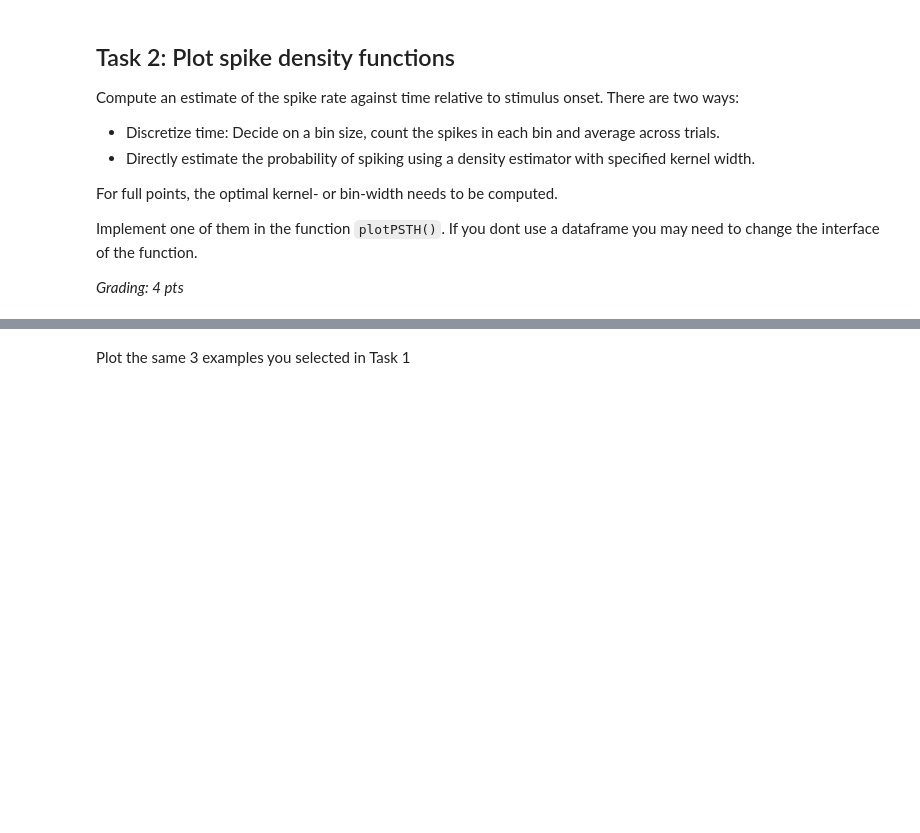
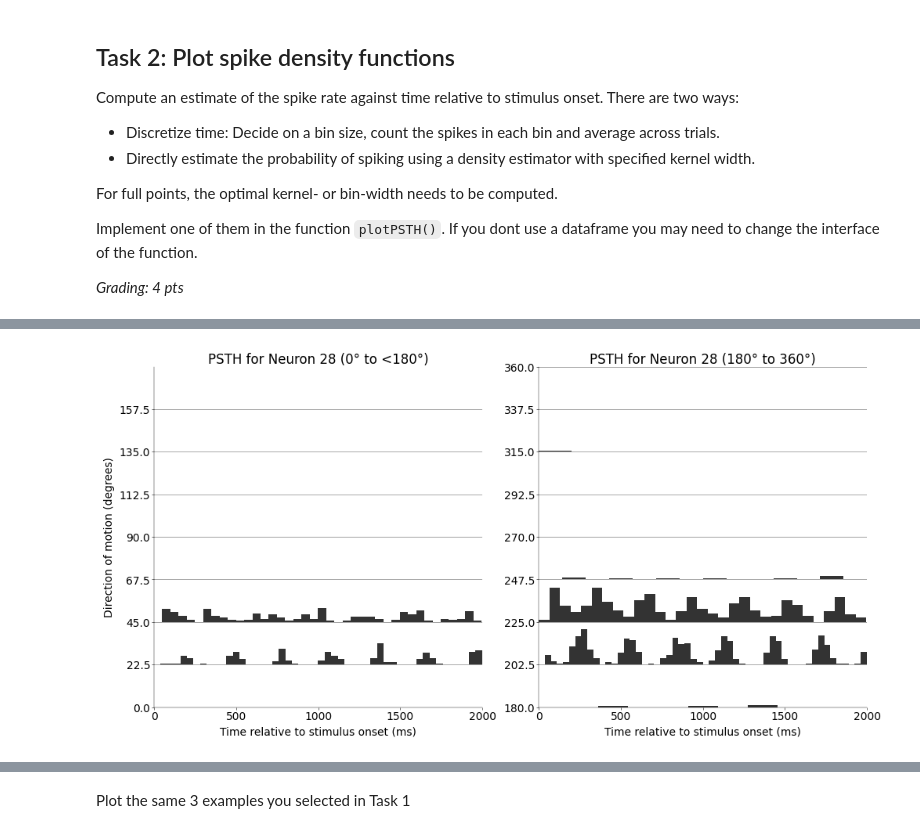
Before and after one commit to toniklenk/NeuralDataScience, a Jupyter notebook: notebooks/CodingLab4.ipynb, the cells around one changed output, grey strips where cells are left out. Saved outputs shown, nothing was run; the diff lists cells and outputs as text; code cells hidden in the pictures; blank space fills up the shorter version.

```diff
--- a/notebooks/CodingLab4.ipynb
+++ b/notebooks/CodingLab4.ipynb
@@ -229,7 +224,17 @@ bin_size = 200
 # %%
+# Filter spikes for the given neuron
+# define bin size in [ms]
+neuron, bin_size = 28, 200
+neuron_spikes = spikes[spikes["Neuron"] == neuron]
+
+
 # count number of spikes in each bin
-# Create bins from -500 to 2000 ms with the specified bin size
 bin_edges = np.arange(0, 2001, bin_size)
 N = bin_edges.size - 1
+
 # Count spikes in each bin
 ki, _ = np.histogram(neuron_spikes["relTime"], bins=bin_edges)
+k_, v, n = ki.mean(), ki.var(), neuron_spikes.Trial.unique().size
+
+Cn = (2 * k_ - v) / (n * bin_size / 1000) ** 2
+Cn
@@ -236,5 +242,0 @@ ki, _ = np.histogram(neuron_spikes["relTime"], bins=bin_edges)
-# %%
-k_ = ki.mean()
-v = ki.var()
-n = neuron_spikes.Trial.unique().size
-k_, v, n
@@ -309,0 +276,74 @@ def plotPSTH(spikes: pd.DataFrame, neuron: int):
+# %%
+fig, (ax_left, ax_right) = plt.subplots(1, 2, figsize=(10, 5))
+
+
+# calculate maximum value ki will take on
+scaling = 1
+for name, group in neuron_spikes.groupby(["Dir"]):
+    bin_size = opt.brute(lambda bs: Cn(group, bs), [(10, 200)])
+    bin_edges = np.arange(0, 2001, *bin_size)
+    ki, _ = np.histogram(group["relTime"], bins=bin_edges)
+    max_ki = ki.max()
+    if max_ki > scaling:
+        scaling = max_ki
+# scale the y axis to the maximum value of ki
+scaling = scaling * 1.2 / 22.5  # scale to 22.5 degree steps
+
+# Left subplot for directions 0 to <180
+for name, group in neuron_spikes.groupby(["Dir"]):
+    if name[0] < 180:
+        bin_size = opt.brute(lambda bs: Cn(group, bs), [(10, 200)])
+        bin_edges = np.arange(0, 2001, *bin_size)
+        ki, _ = np.histogram(group["relTime"], bins=bin_edges)
+        bin_centers = (bin_edges[:-1] + bin_edges[1:]) / 2
+        ax_left.bar(
+            bin_centers,
+            ki / scaling,
+            width=bin_size,
+            bottom=name,
+            label=f"{name}°",
+            alpha=0.8,
+            color="black",
+            edgecolor="none",
+        )
+ax_left.set_ylabel("Direction of motion (degrees)")
+ax_left.set_xlabel("Time relative to stimulus onset (ms)")
+ax_left.set_title(f"PSTH for Neuron {neuron} (0° to <180°)")
+ax_left.set_xlim(0, 2000)
+ax_left.set_yticks(np.arange(0, 180, 22.5))
+ax_left.set_yticklabels(np.arange(0, 180, 22.5))
+ax_left.set_ylim(0, 180)
+ax_left.set_xticks(np.arange(0, 2001, 500))
+ax_left.set_xticklabels(np.arange(0, 2001, 500))
+ax_left.grid(which="both", axis="y", color="gray", linestyle="-", linewidth=0.5)
+
+# Right subplot for directions 180 to 360
+for name, group in neuron_spikes.groupby(["Dir"]):
+    if name[0] >= 180:
+        bin_size = opt.brute(lambda bs: Cn(group, bs), [(10, 200)])
+        bin_edges = np.arange(0, 2001, *bin_size)
+        ki, _ = np.histogram(group["relTime"], bins=bin_edges)
+        bin_centers = (bin_edges[:-1] + bin_edges[1:]) / 2
+        ax_right.bar(
+            bin_centers,
+            ki / scaling,
+            width=bin_size,
+            bottom=name,
+            label=f"{name}°",
+            alpha=0.8,
+            color="black",
+            edgecolor="none",
+        )
+ax_right.set_xlabel("Time relative to stimulus onset (ms)")
+ax_right.set_title(f"PSTH for Neuron {neuron} (180° to 360°)")
+ax_right.set_xlim(0, 2000)
+ax_right.set_ylim(180, 360)
+ax_right.set_xticks(np.arange(0, 2001, 500))
+ax_right.set_xticklabels(np.arange(0, 2001, 500))
+ax_right.set_yticks(np.arange(180, 361, 22.5))
+ax_right.set_yticklabels(np.arange(180, 361, 22.5))
+ax_right.grid(which="both", axis="y", color="gray", linestyle="-", linewidth=0.5)
+
+plt.show()
+# %% [output]
+[figure, added]
```
Also changed, not shown: parts of 19 cells of this notebook.
